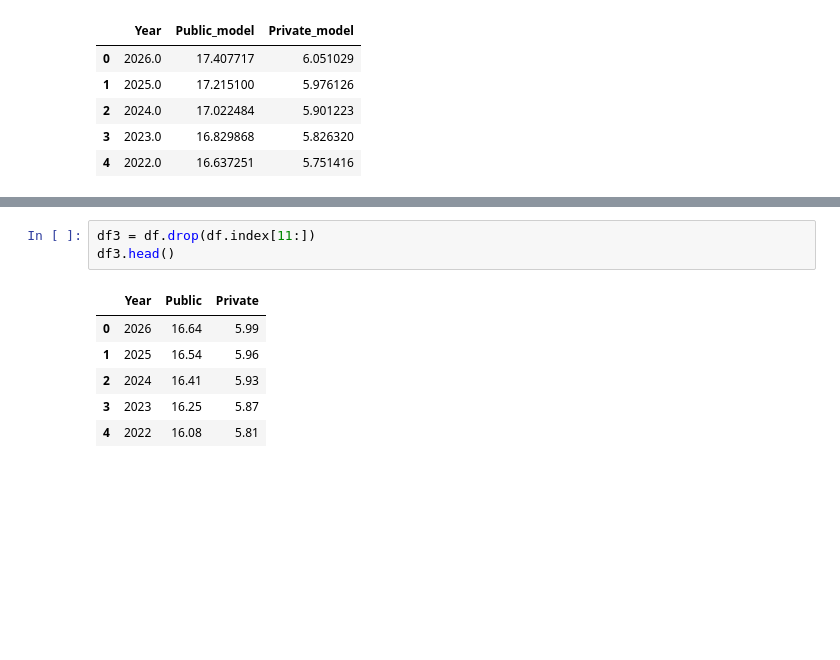
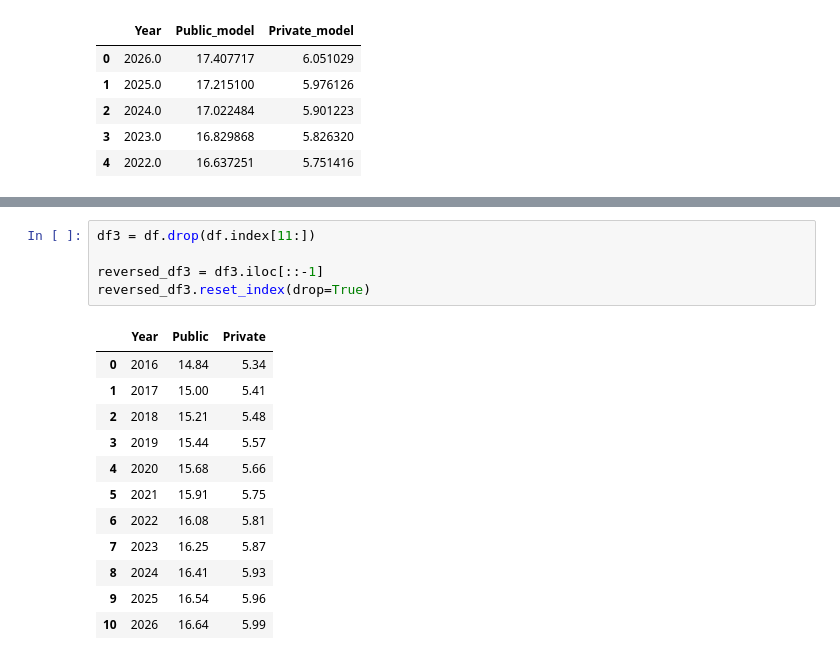
Before and after one commit to EmilySakata/finincing_education, a Jupyter notebook: Linear Regression model.ipynb, the cells around one changed output, grey strips where cells are left out. Drawn from its saved outputs; the diff is of its cells as text; blank space fills up the shorter version.

```diff
--- a/Linear Regression model.ipynb
+++ b/Linear Regression model.ipynb
@@ -177,13 +208,21 @@ df2.head()
 # %%
 df3 = df.drop(df.index[11:])
-df3.head()
+
+reversed_df3 = df3.iloc[::-1]
+reversed_df3.reset_index(drop=True)
 # %% [output]
 |  | Year | Public | Private |
-| 0 | 2026 | 16.64 | 5.99 |
-| 1 | 2025 | 16.54 | 5.96 |
-| 2 | 2024 | 16.41 | 5.93 |
-| 3 | 2023 | 16.25 | 5.87 |
-| 4 | 2022 | 16.08 | 5.81 |
+| 0 | 2016 | 14.84 | 5.34 |
+| 1 | 2017 | 15.00 | 5.41 |
+| 2 | 2018 | 15.21 | 5.48 |
+| 3 | 2019 | 15.44 | 5.57 |
+| 4 | 2020 | 15.68 | 5.66 |
+| 5 | 2021 | 15.91 | 5.75 |
+| 6 | 2022 | 16.08 | 5.81 |
+| 7 | 2023 | 16.25 | 5.87 |
+| 8 | 2024 | 16.41 | 5.93 |
+| 9 | 2025 | 16.54 | 5.96 |
+| 10 | 2026 | 16.64 | 5.99 |
 # %%
 # Compare the original prediction vs our prediction
 
```
Also changed, not shown: parts of 3 cells of this notebook.
